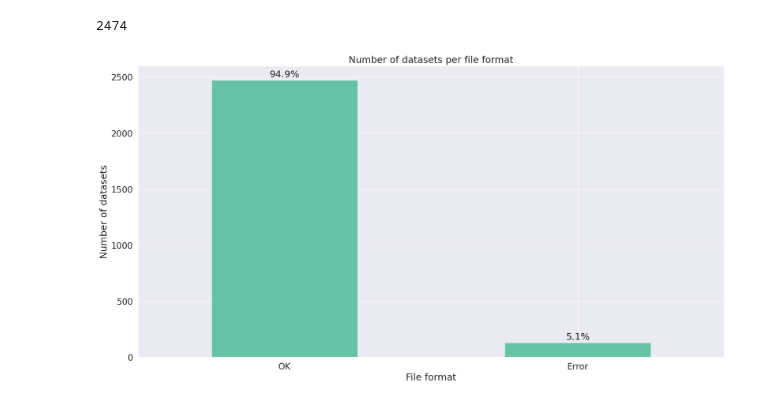
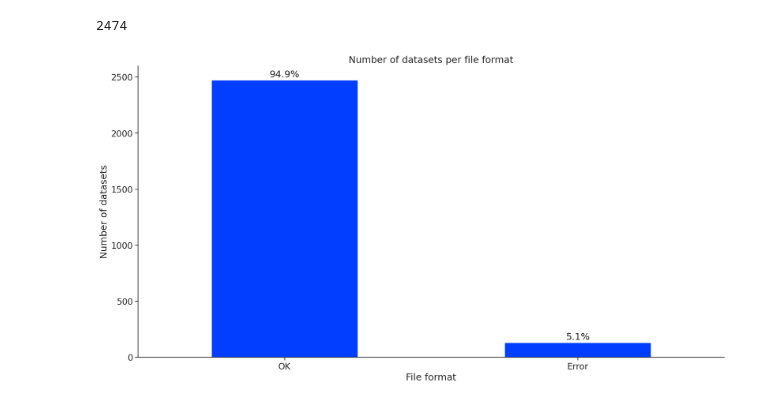
Before and after one commit to DataLab-BMWK/bm-govdata-py, a Jupyter notebook: notebooks/govdata.ipynb, the cells around one changed output. Drawn from its saved outputs; the diff is of its cells as text; code cells hidden in the pictures.

```diff
--- a/notebooks/govdata.ipynb
+++ b/notebooks/govdata.ipynb
@@ -221,30 +513,0 @@ plt.show()
-# %%
-
-
-
-# Plot df_distinct_year
-# Set the style
-sns.set_style("whitegrid")
-
-# Set the font scale
-sns.set(font_scale=1.5)
-
-# Set the color palette
-sns.set_palette("Set2")
-
-# Create the plot
-ax = df_distinct_year.plot(kind='bar', figsize=(20,10), title='Number of datasets per year')
-
-# Set the labels
-ax.set_xlabel('Year')
-ax.set_ylabel('Number of datasets')
-
-# Set the x-axis labels to horizontal
-ax.tick_params(axis='x', labelrotation=0)
-
-# Add the percentages
-for p in ax.patches:
-    ax.annotate('{:.1f}%'.format(100 * p.get_height() / df_distinct_year.sum()), (p.get_x() + p.get_width() / 2., p.get_height()), ha='center', va='center', xytext=(0, 10), textcoords='offset points')
-
-# Show the plot
-plt.show()
@@ -357,37 +669,39 @@ results_url_status.to_csv(f"output/results_url_status_{datetime.now().strftime('
 # %%
 # Save the results_url_status to a CSV file
 results_url_status.to_csv("output/results_url_status.csv", index=False)
-# %%
-(results_url_status["status"] == "OK").sum()
-# %% [output]
-2474
+# %%
+# Load the results_url_status from a CSV file
+results_url_status = pd.read_csv("output/results_url_status.csv")
+
+(results_url_status["status"] == "OK").sum()
+# %% [output]
+2474
 # %%
 # Plot results_url_status with Seaborn
-
-# Set the style
-sns.set_style("whitegrid")
 
 # Set the font scale
 sns.set(font_scale=1.5)
 
+custom_params = {"axes.spines.right": False, "axes.spines.top": False}
+sns.set_theme(style="ticks", rc=custom_params, font_scale=1.5)
+
 # Set the color palette
-sns.set_palette("Set2")
-
+sns.set_palette("bright")
 # Create the plot
 ax = results_url_status['status'].value_counts().plot(kind='bar', figsize=(20,10), title='Number of datasets per file format')
 
 # Set the labels
 ax.set_xlabel('File format')
 ax.set_ylabel('Number of datasets')
 
 # Set the x-axis labels to horizontal
 ax.tick_params(axis='x', labelrotation=0)
 
 # Add the percentages
 for p in ax.patches:
     ax.annotate('{:.1f}%'.format(100 * p.get_height() / results_url_status['status'].value_counts().sum()), (p.get_x() + p.get_width() / 2., p.get_height()), ha='center', va='center', xytext=(0, 10), textcoords='offset points')
 
 # Show the plot
 plt.show()
 # %% [output]
-[figure, old version]
+[figure, new version]
```
Also changed, not shown: parts of 25 cells of this notebook, 1 other file.
